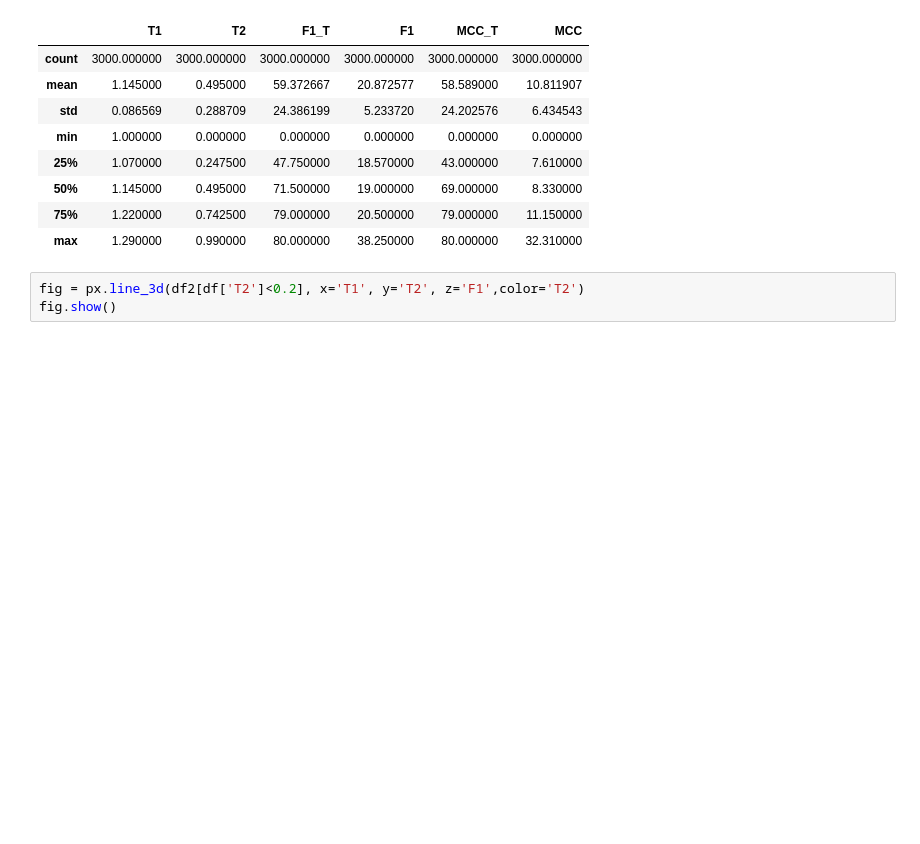
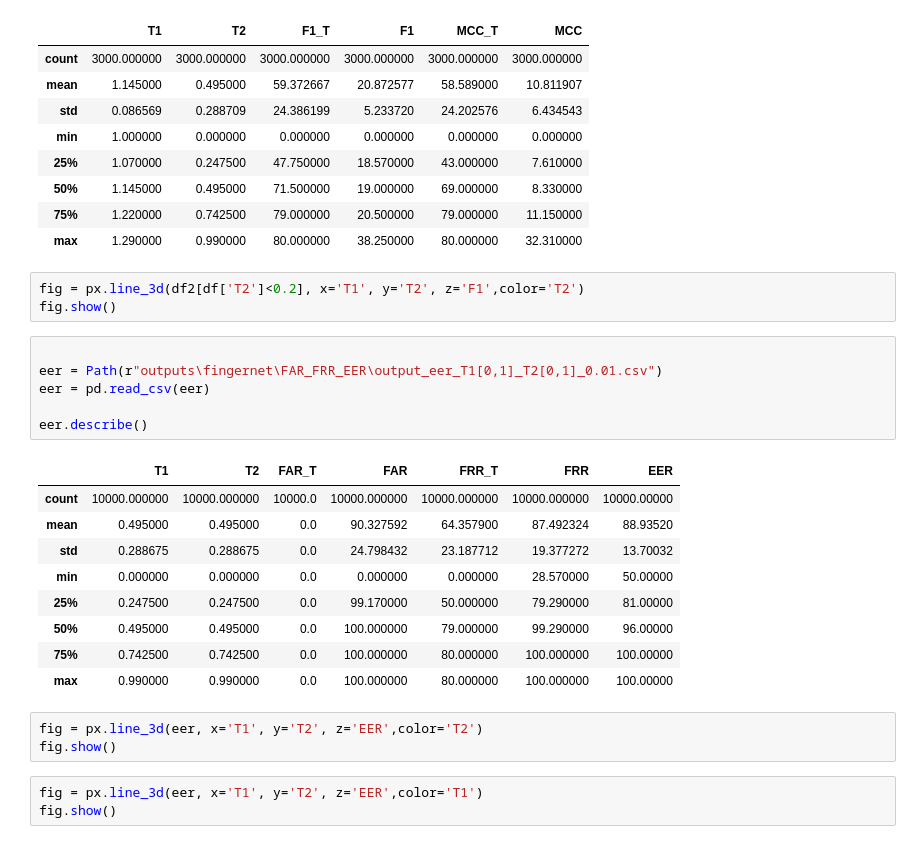
Before and after one commit to nishkalprakash/2024_03_CIPR_NP-Code, a Jupyter notebook: data_visualization.ipynb, the cells around one changed output. Cells and saved outputs as stored; diff of their text form; blank space fills up the shorter version.

```diff
--- a/data_visualization.ipynb
+++ b/data_visualization.ipynb
@@ -83,3 +83,25 @@ df2.describe()
 # %%
 fig = px.line_3d(df2[df['T2']<0.2], x='T1', y='T2', z='F1',color='T2')
 fig.show()
+# %%
+
+eer = Path(r"outputs\fingernet\FAR_FRR_EER\output_eer_T1[0,1]_T2[0,1]_0.01.csv")
+eer = pd.read_csv(eer)
+
+eer.describe()
+# %% [output]
+|  | T1 | T2 | FAR_T | FAR | FRR_T | FRR | EER |
+| count | 10000.000000 | 10000.000000 | 10000.0 | 10000.000000 | 10000.000000 | 10000.000000 | 10000.00000 |
+| mean | 0.495000 | 0.495000 | 0.0 | 90.327592 | 64.357900 | 87.492324 | 88.93520 |
+| std | 0.288675 | 0.288675 | 0.0 | 24.798432 | 23.187712 | 19.377272 | 13.70032 |
+| min | 0.000000 | 0.000000 | 0.0 | 0.000000 | 0.000000 | 28.570000 | 50.00000 |
+| 25% | 0.247500 | 0.247500 | 0.0 | 99.170000 | 50.000000 | 79.290000 | 81.00000 |
+| 50% | 0.495000 | 0.495000 | 0.0 | 100.000000 | 79.000000 | 99.290000 | 96.00000 |
+| 75% | 0.742500 | 0.742500 | 0.0 | 100.000000 | 80.000000 | 100.000000 | 100.00000 |
+| max | 0.990000 | 0.990000 | 0.0 | 100.000000 | 80.000000 | 100.000000 | 100.00000 |
+# %%
+fig = px.line_3d(eer, x='T1', y='T2', z='EER',color='T2')
+fig.show()
+# %%
+fig = px.line_3d(eer, x='T1', y='T2', z='EER',color='T1')
+fig.show()
```
Also changed, not shown: 3 other files.
